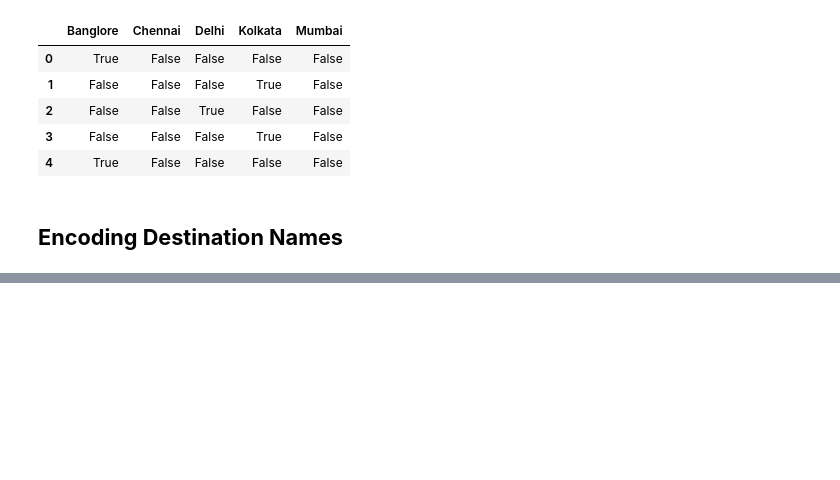
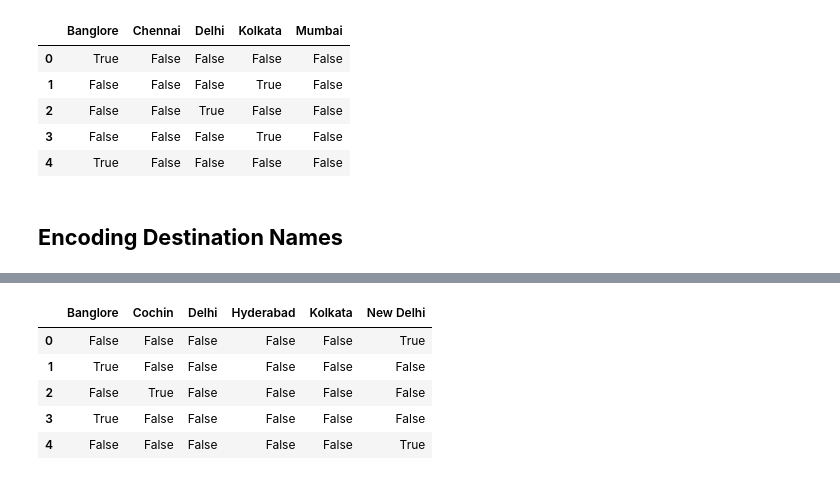
Before and after one commit to akshayyewle/Machine-Learning, a Jupyter notebook: 11 Flight Ticket Price Prediction/Python Notebook.ipynb, the cells around one changed output, grey strips where cells are left out. Saved outputs shown, nothing was run; the diff lists cells and outputs as text; code cells hidden in the pictures; blank space fills up the shorter version.

```diff
--- a/11 Flight Ticket Price Prediction/Python Notebook.ipynb
+++ b/11 Flight Ticket Price Prediction/Python Notebook.ipynb
@@ -234,0 +246,10 @@ df_Source.head()
+# %%
+df_Destination = pd.get_dummies(df['Destination'],drop_first=False)
+df_Destination.head()
+# %% [output]
+|  | Banglore | Cochin | Delhi | Hyderabad | Kolkata | New Delhi |
+| 0 | False | False | False | False | False | True |
+| 1 | True | False | False | False | False | False |
+| 2 | False | True | False | False | False | False |
+| 3 | True | False | False | False | False | False |
+| 4 | False | False | False | False | False | True |
```
Also changed, not shown: parts of 19 cells of this notebook.
